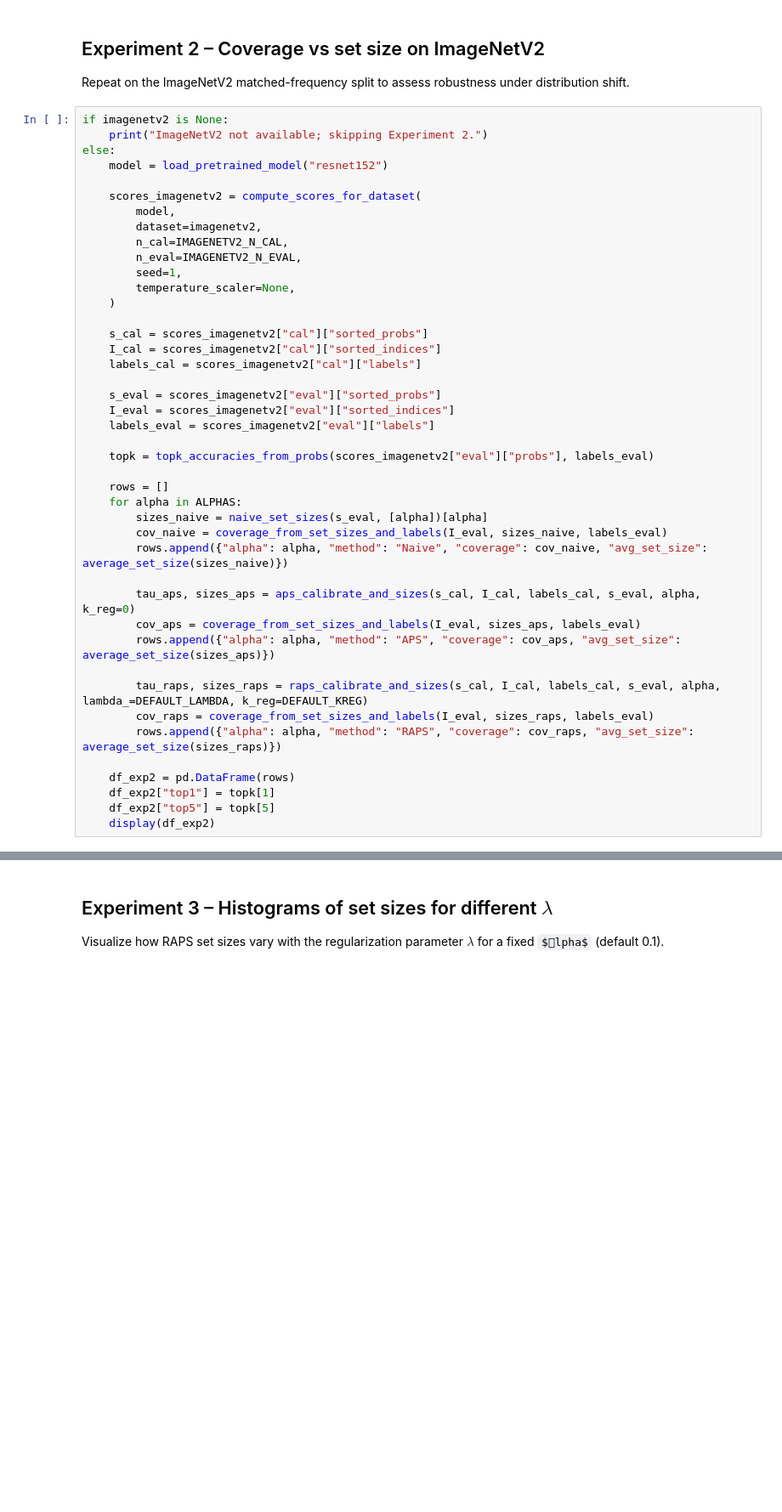
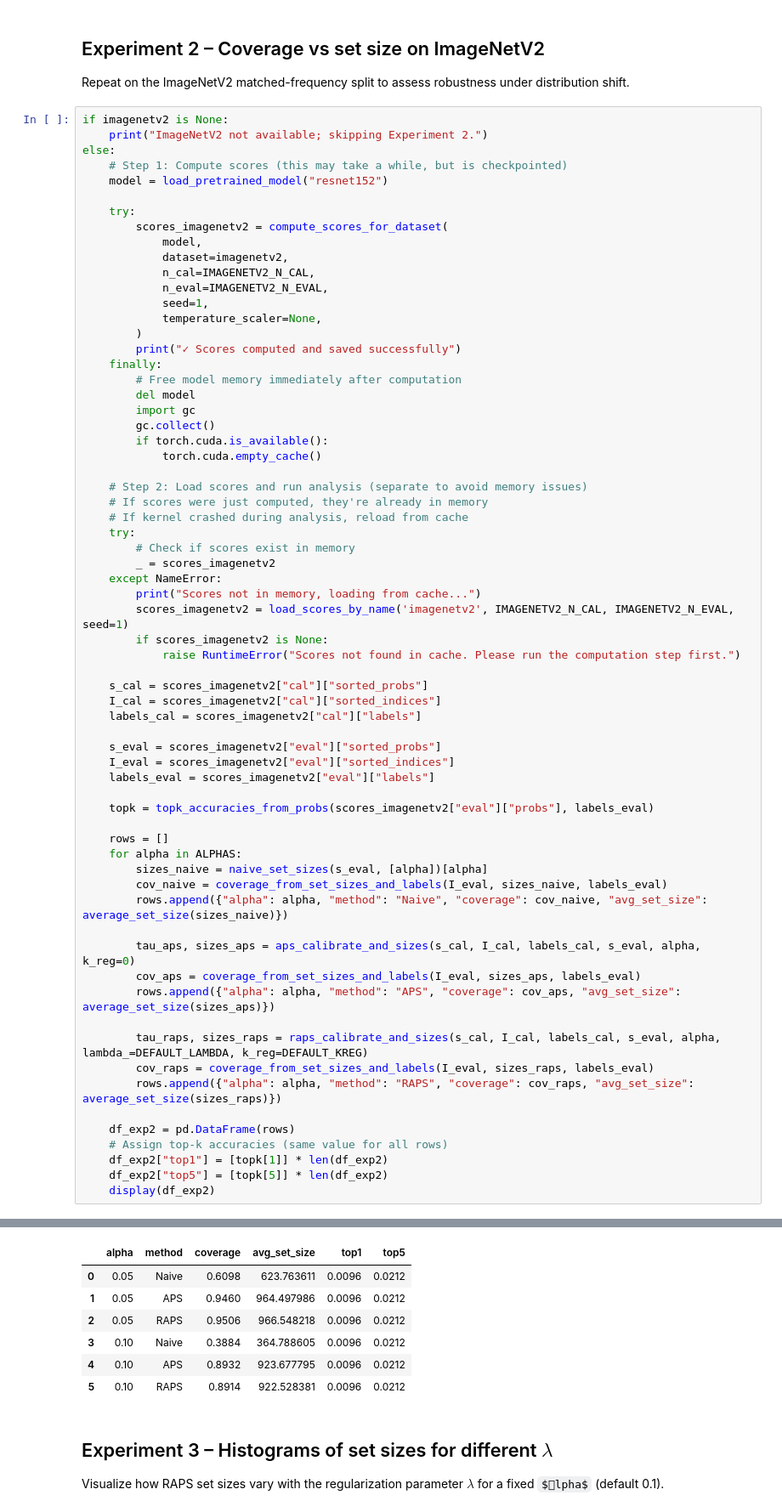
Before and after one commit to ChiCoTheLaAnh/CS483HW4, a Jupyter notebook: HW4_conformal_prediction.ipynb, the cells around one changed output, grey strips where cells are left out. Shown at 85% size. Drawn from its saved outputs; the diff is of its cells as text; some formulas as TeX source; blank space fills up the shorter version.

```diff
--- a/HW4_conformal_prediction.ipynb
+++ b/HW4_conformal_prediction.ipynb
@@ -475,16 +793,38 @@ Repeat on the ImageNetV2 matched-frequency split to assess robustness under dist
 if imagenetv2 is None:
     print("ImageNetV2 not available; skipping Experiment 2.")
 else:
+    # Step 1: Compute scores (this may take a while, but is checkpointed)
     model = load_pretrained_model("resnet152")
 
-    scores_imagenetv2 = compute_scores_for_dataset(
-        model,
-        dataset=imagenetv2,
-        n_cal=IMAGENETV2_N_CAL,
-        n_eval=IMAGENETV2_N_EVAL,
-        seed=1,
-        temperature_scaler=None,
-    )
+    try:
+        scores_imagenetv2 = compute_scores_for_dataset(
+            model,
+            dataset=imagenetv2,
+            n_cal=IMAGENETV2_N_CAL,
+            n_eval=IMAGENETV2_N_EVAL,
+            seed=1,
+            temperature_scaler=None,
+        )
+        print("✓ Scores computed and saved successfully")
+    finally:
+        # Free model memory immediately after computation
+        del model
+        import gc
+        gc.collect()
+        if torch.cuda.is_available():
+            torch.cuda.empty_cache()
+
+    # Step 2: Load scores and run analysis (separate to avoid memory issues)
+    # If scores were just computed, they're already in memory
+    # If kernel crashed during analysis, reload from cache
+    try:
+        # Check if scores exist in memory
+        _ = scores_imagenetv2
+    except NameError:
+        print("Scores not in memory, loading from cache...")
+        scores_imagenetv2 = load_scores_by_name('imagenetv2', IMAGENETV2_N_CAL, IMAGENETV2_N_EVAL, seed=1)
+        if scores_imagenetv2 is None:
+            raise RuntimeError("Scores not found in cache. Please run the computation step first.")
 
     s_cal = scores_imagenetv2["cal"]["sorted_probs"]
     I_cal = scores_imagenetv2["cal"]["sorted_indices"]
@@ -511,6 +851,8 @@ else:
         rows.append({"alpha": alpha, "method": "RAPS", "coverage": cov_raps, "avg_set_size": average_set_size(sizes_raps)})
 
     df_exp2 = pd.DataFrame(rows)
-    df_exp2["top1"] = topk[1]
-    df_exp2["top5"] = topk[5]
+    # Assign top-k accuracies (same value for all rows)
+    df_exp2["top1"] = [topk[1]] * len(df_exp2)
+    df_exp2["top5"] = [topk[5]] * len(df_exp2)
     display(df_exp2)
+# %% [output]
@@ -517,3 +861,10 @@ else:
+|  | alpha | method | coverage | avg_set_size | top1 | top5 |
+| 0 | 0.05 | Naive | 0.6098 | 623.763611 | 0.0096 | 0.0212 |
+| 1 | 0.05 | APS | 0.9460 | 964.497986 | 0.0096 | 0.0212 |
+| 2 | 0.05 | RAPS | 0.9506 | 966.548218 | 0.0096 | 0.0212 |
+| 3 | 0.10 | Naive | 0.3884 | 364.788605 | 0.0096 | 0.0212 |
+| 4 | 0.10 | APS | 0.8932 | 923.677795 | 0.0096 | 0.0212 |
+| 5 | 0.10 | RAPS | 0.8914 | 922.528381 | 0.0096 | 0.0212 |
 # %% [markdown]
 ## Experiment 3 – Histograms of set sizes for different $\lambda$
 
```
Also changed, not shown: parts of 14 cells of this notebook.
